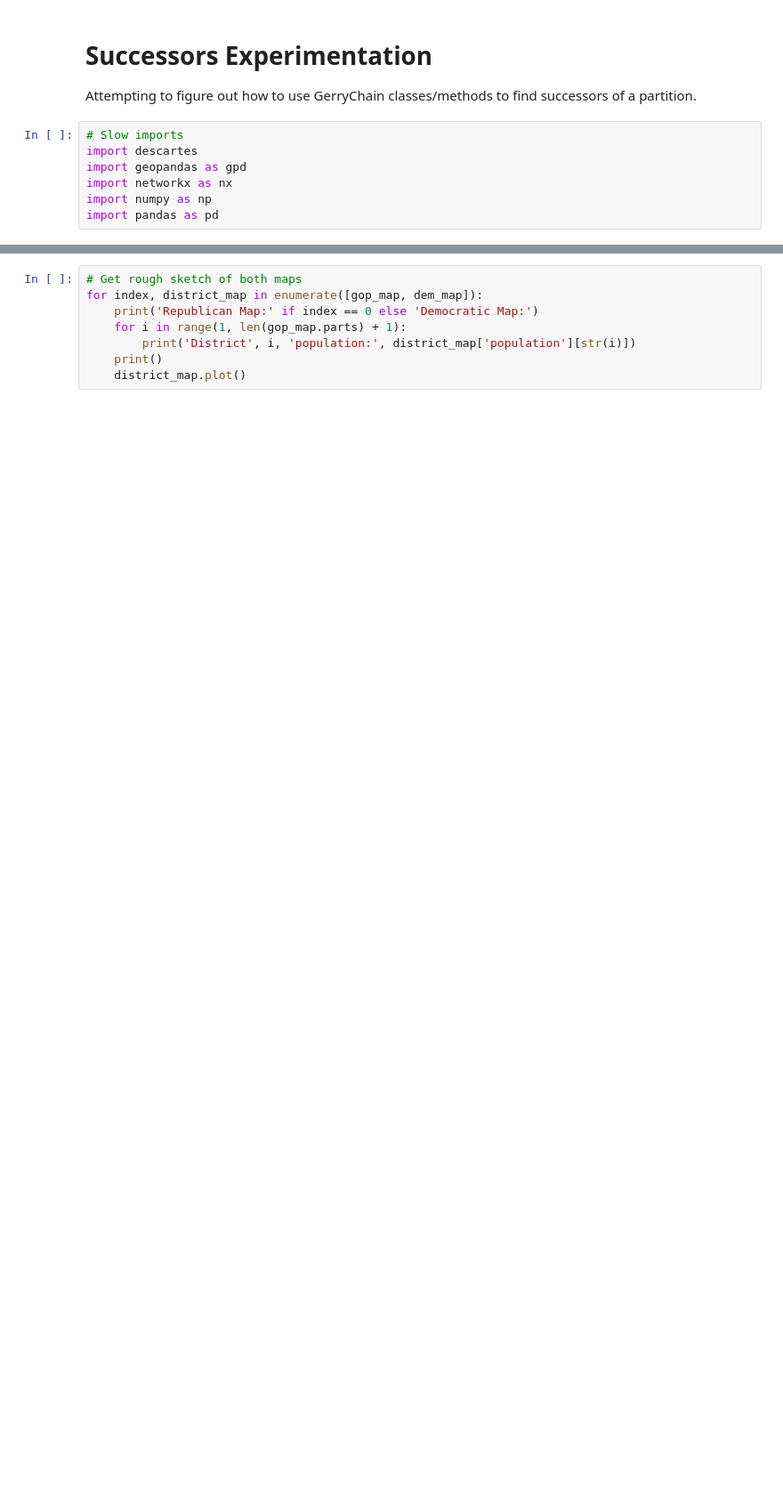
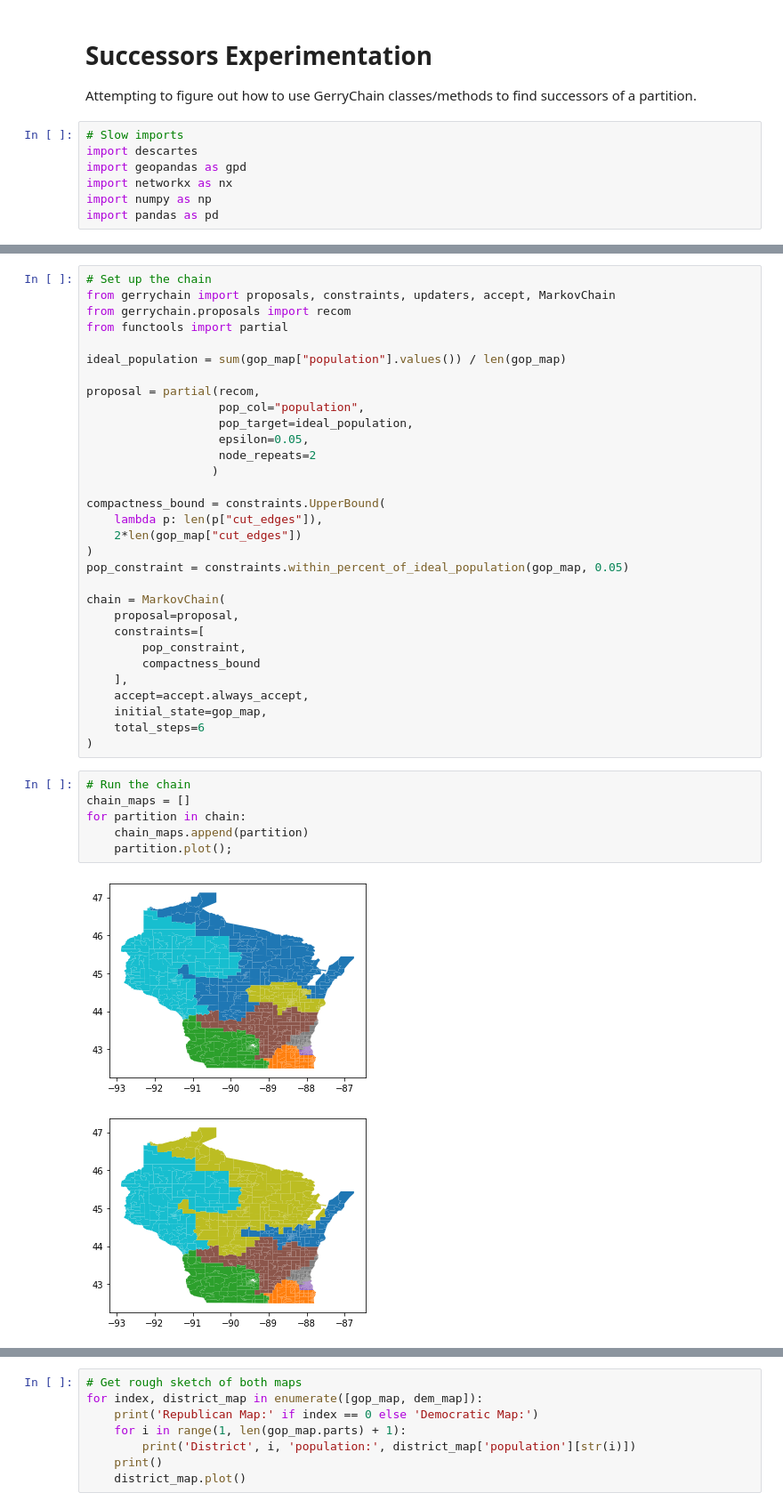
Before and after one commit to ian-ludden/redistricting-tools, a Jupyter notebook: Successors Experimentation.ipynb, the cells around one changed output, grey strips where cells are left out. Shown at 89% size. Cells and saved outputs as stored; diff of their text form; blank space fills up the shorter version.

```diff
--- a/Successors Experimentation.ipynb
+++ b/Successors Experimentation.ipynb
@@ -30,0 +66,40 @@ _, gop_map_modified, gdf = utils.get_sample_wi_maps(num_flips=0)
+# %%
+# Set up the chain
+from gerrychain import proposals, constraints, updaters, accept, MarkovChain
+from gerrychain.proposals import recom
+from functools import partial
+
+ideal_population = sum(gop_map["population"].values()) / len(gop_map)
+
+proposal = partial(recom,
+                   pop_col="population",
+                   pop_target=ideal_population,
+                   epsilon=0.05,
+                   node_repeats=2
+                  )
+
+compactness_bound = constraints.UpperBound(
+    lambda p: len(p["cut_edges"]),
+    2*len(gop_map["cut_edges"])
+)
+pop_constraint = constraints.within_percent_of_ideal_population(gop_map, 0.05)
+
+chain = MarkovChain(
+    proposal=proposal,
+    constraints=[
+        pop_constraint,
+        compactness_bound
+    ],
+    accept=accept.always_accept,
+    initial_state=gop_map,
+    total_steps=6
+)
+# %%
+# Run the chain
+chain_maps = []
+for partition in chain:
+    chain_maps.append(partition)
+    partition.plot();
+# %% [output]
+[figure, added]
+[figure, added]
```
Also changed, not shown: parts of 12 cells of this notebook, 5 other files.
